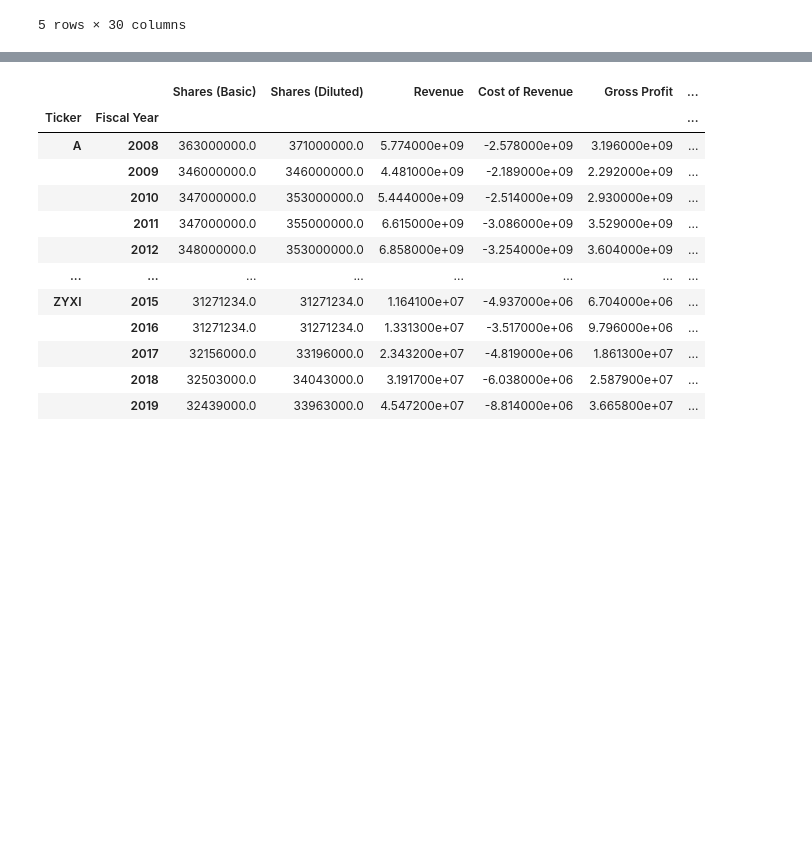
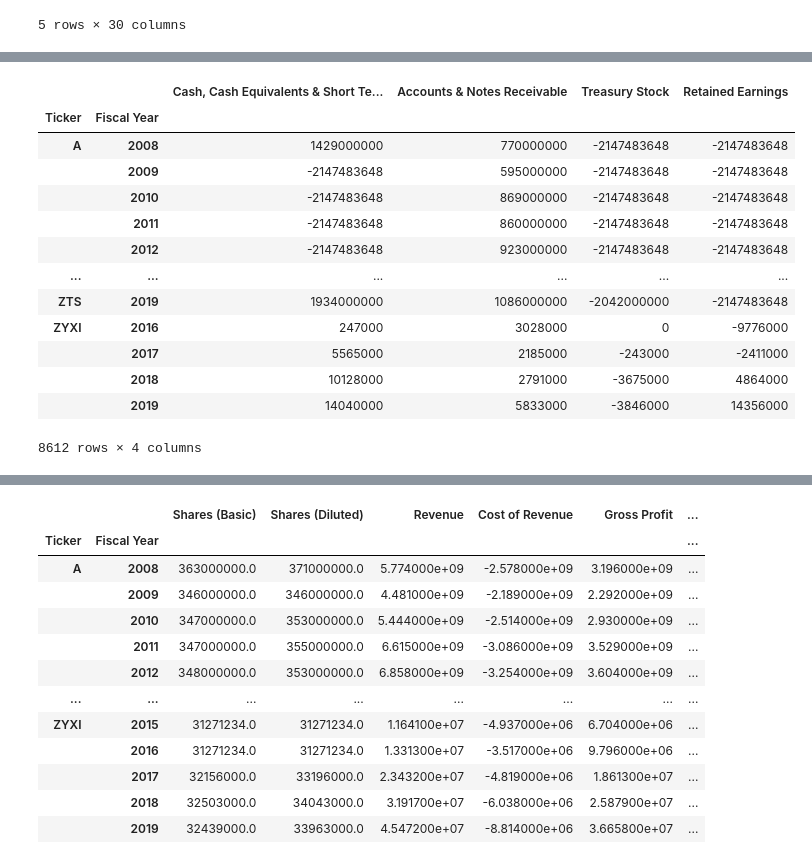
Before and after one commit to MuayThaiLegz/ScientificMethod_ForInvesting-, a Jupyter notebook: barrnun.ipynb, the cells around one changed output, grey strips where cells are left out. Drawn from its saved outputs; the diff is of its cells as text; code cells hidden in the pictures; blank space fills up the shorter version.

```diff
--- a/barrnun.ipynb
+++ b/barrnun.ipynb
@@ -116,0 +85,23 @@ balance_data.info()
+# %%
+balance_data_cash = balance_data[["Cash, Cash Equivalents & Short Term Investments",
+                                  "Accounts & Notes Receivable",
+                                  'Treasury Stock',
+                                  'Retained Earnings']]
+# %%
+balance_sheet_cash_gold = balance_data_cash.dropna().astype(int)
+balance_sheet_cash_gold
+# %% [output]
+|  |  | Cash, Cash Equivalents & Short Te... | Accounts & Notes Receivable | Treasury Stock | Retained Earnings |
+| Ticker | Fiscal Year |  |  |  |  |
+| A | 2008 | 1429000000 | 770000000 | -2147483648 | -2147483648 |
+|  | 2009 | -2147483648 | 595000000 | -2147483648 | -2147483648 |
+|  | 2010 | -2147483648 | 869000000 | -2147483648 | -2147483648 |
+|  | 2011 | -2147483648 | 860000000 | -2147483648 | -2147483648 |
+|  | 2012 | -2147483648 | 923000000 | -2147483648 | -2147483648 |
+| ... | ... | ... | ... | ... | ... |
+| ZTS | 2019 | 1934000000 | 1086000000 | -2042000000 | -2147483648 |
+| ZYXI | 2016 | 247000 | 3028000 | 0 | -9776000 |
+|  | 2017 | 5565000 | 2185000 | -243000 | -2411000 |
+|  | 2018 | 10128000 | 2791000 | -3675000 | 4864000 |
+|  | 2019 | 14040000 | 5833000 | -3846000 | 14356000 |
+8612 rows × 4 columns
```
Also changed, not shown: parts of 65 cells of this notebook.
